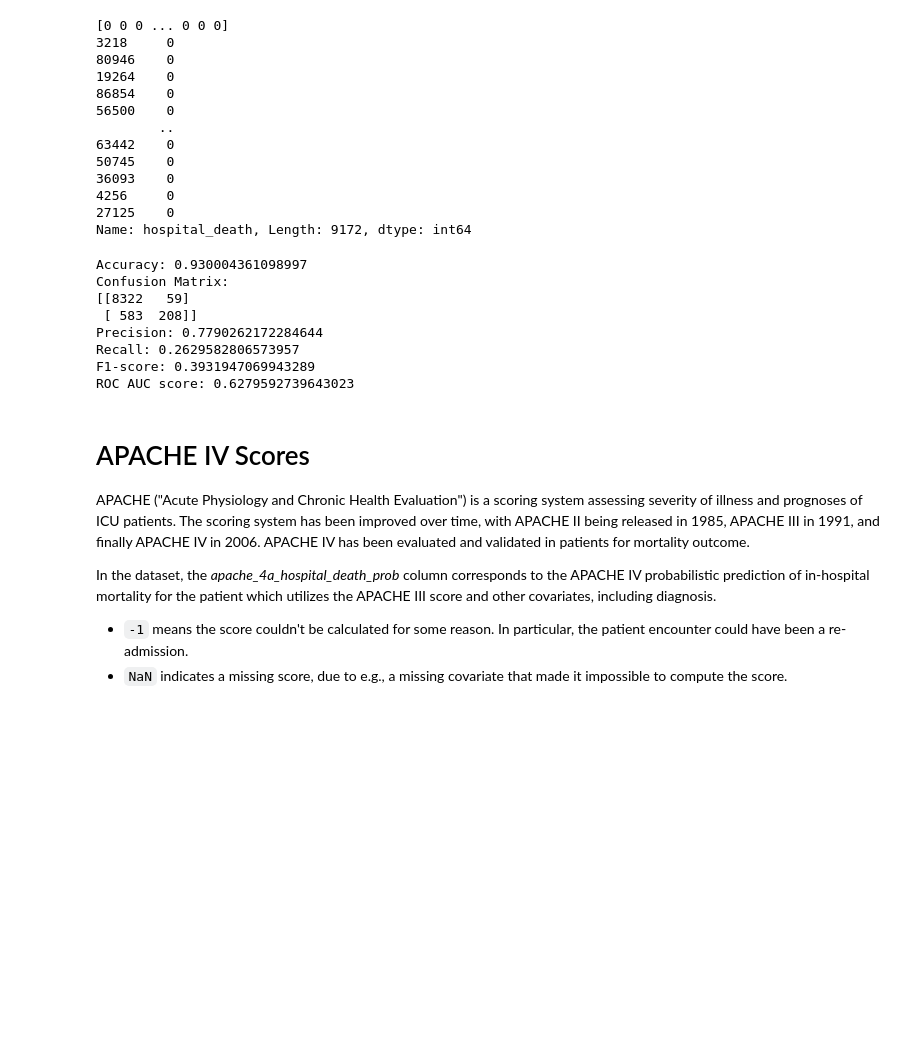
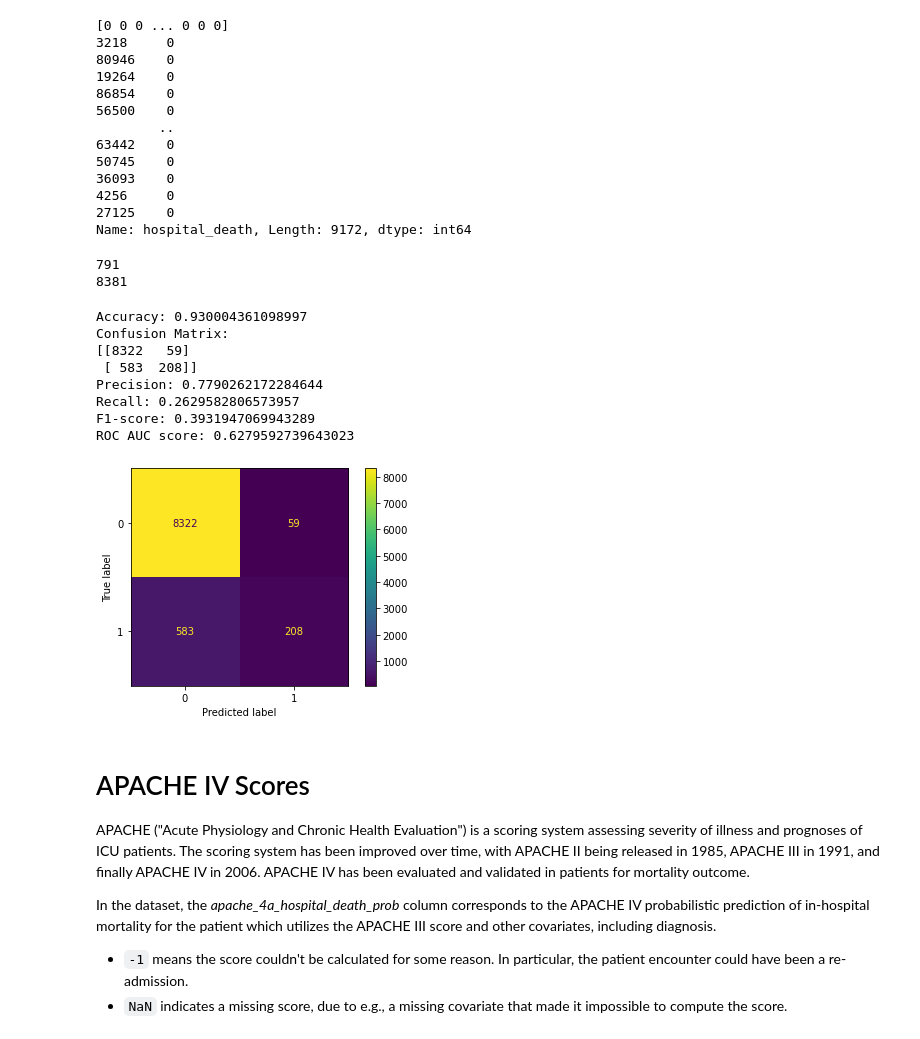
Before and after one commit to david-cons/2ix30, a Jupyter notebook: dataset_introduction.ipynb, the cells around one changed output. Cells and saved outputs as stored; diff of their text form; code cells hidden in the pictures; blank space fills up the shorter version.

```diff
--- a/dataset_introduction.ipynb
+++ b/dataset_introduction.ipynb
@@ -256,13 +256,13 @@ Time: 52.40s
 # %%
 # random forest
-y_rf_test = rf.predict_proba(X_test)[:,1]
+y_rf_test_prob = rf.predict_proba(X_test)[:, 1] # Could maybe use this as a probability for mortality?
 
 
 # Defining a threshold (e.g., 0.5) to convert probabilities to binary predictions
-threshold = 0.5
+threshold = 0.5 # threshold for predicting whether someone dies or not can help with evaluating?
 
 # Converting probabilities to discrete predictions
-y_rf_test = (y_rf_test >= threshold).astype(int)
+y_rf_test = (y_rf_test_prob >= threshold).astype(int)
 
 print(y_rf_test)
 print(y_test)
@@ -280,6 +280,12 @@ print(y_test)
 4256     0
 27125    0
 Name: hospital_death, Length: 9172, dtype: int64
+# %%
+print(len(y_test[y_test == 1]))
+print(len(y_test[y_test == 0]))
+# %% [output]
+791
+8381
 # %%
 from sklearn import metrics
 from sklearn.metrics import roc_auc_score
@@ -314,6 +320,18 @@ Precision: 0.7790262172284644
 Recall: 0.2629582806573957
 F1-score: 0.3931947069943289
 ROC AUC score: 0.6279592739643023
+# %%
+import matplotlib.pyplot as plt
+
+from sklearn.metrics import confusion_matrix, ConfusionMatrixDisplay
+
+cm = confusion_matrix(y_test, y_rf_test, labels=rf.classes_)
+disp = ConfusionMatrixDisplay(confusion_matrix=cm,
+                              display_labels=rf.classes_)
+disp.plot()
+plt.show()
+# %% [output]
+[figure, added]
 # %% [markdown]
 # APACHE IV Scores
 APACHE ("Acute Physiology and Chronic Health Evaluation") is a scoring system assessing severity of illness and prognoses of ICU patients. The scoring system has been improved over time, with APACHE II being released in 1985, APACHE III in 1991, and finally APACHE IV in 2006. APACHE IV has been evaluated and validated in patients for mortality outcome.
```
Also changed, not shown: parts of 1 cell of this notebook.
